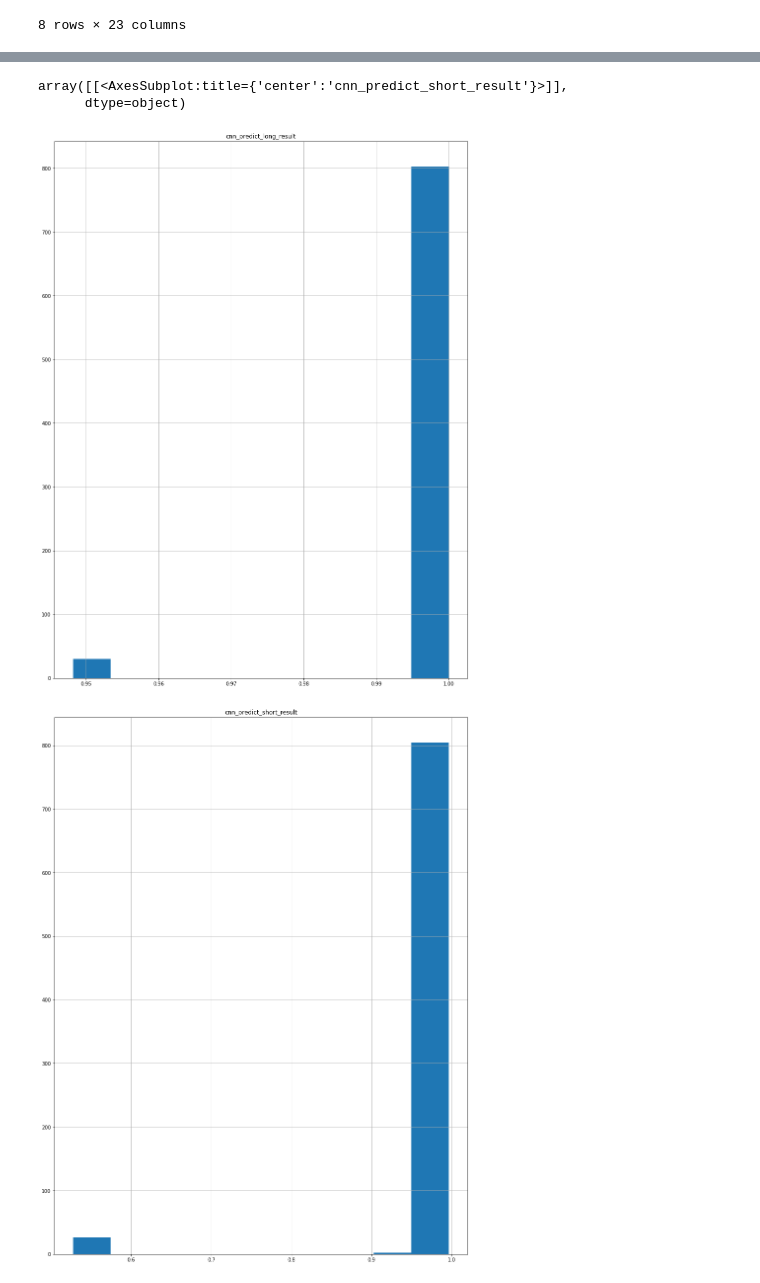
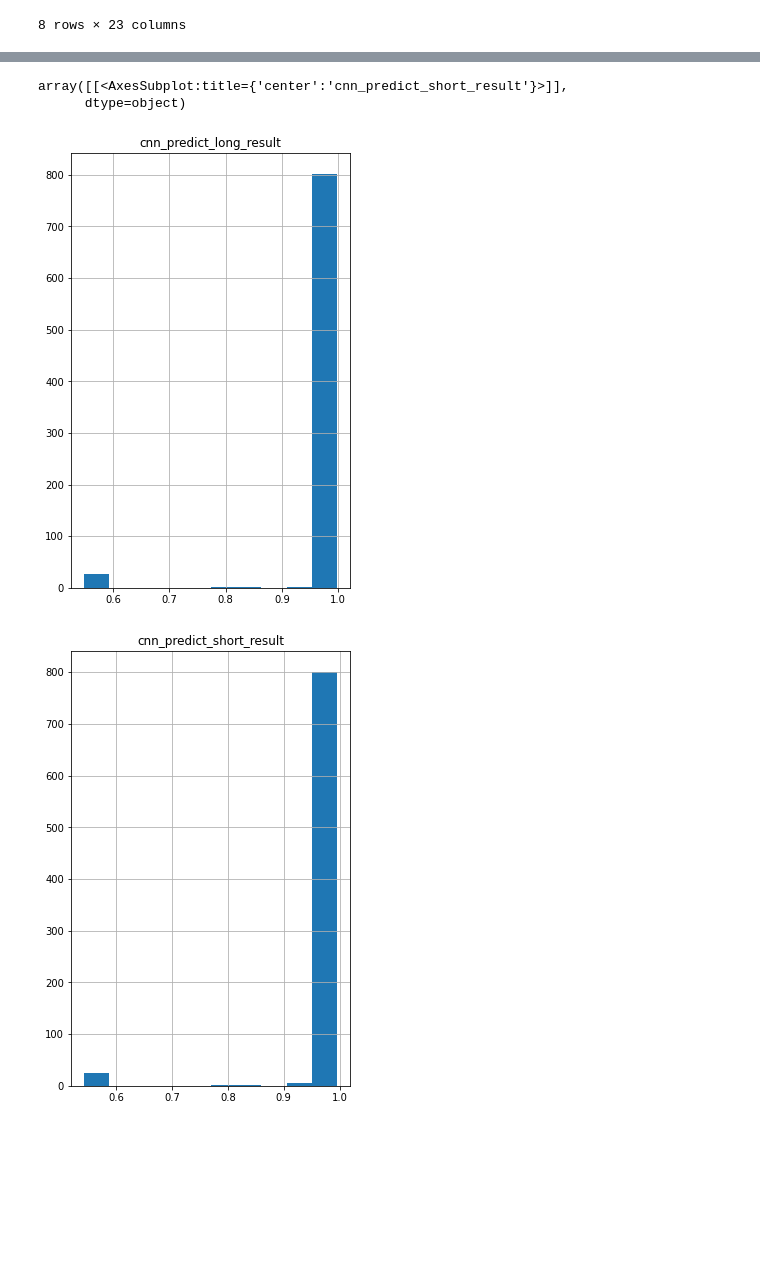
Before and after one commit to fantasia1314/Capstone_NGAFID, a Jupyter notebook: Con1D.ipynb, the cells around one changed output, grey strips where cells are left out. Drawn from its saved outputs; the diff is of its cells as text; code cells hidden in the pictures; blank space fills up the shorter version.

Commit message:
update prediction plot

```diff
--- a/Con1D.ipynb
+++ b/Con1D.ipynb
@@ -14,9 +14,22 @@ tfk = tf.keras
 tfkl = tf.keras.layers
 # %% [output]
 Num GPUs Available:  1
+# %%
+BATCH_SIZE = 32
+SHAPE = (4096, 23)
+BLOCK_SHAPE = (128, 23)
+EPOCHS = 30
+VARIABLES = 23
+NFOLD = 5
+STEPS_PER_EPOCH = 200
+ID = 28
 # %%
-file='D:/Document/DSCI-601/NGAFID/NGAFID_MC_C28.csv'
-
+if ID == 28:
+    file='D:/Document/DSCI-601/NGAFID/NGAFID_MC_C28.csv'
+elif ID == 37:
+    file='D:/Document/DSCI-601/NGAFID/NGAFID_MC_C37.csv'
+else:
+    print('Invalid ID')
 df_test = pd.read_csv(file, nrows=100)
 float_cols = [c for c in df_test if df_test[c].dtype == "float64"]
 float32_cols = {c: np.float16 for c in float_cols}
@@ -245,17 +246,15 @@ for i in range(NFOLD):
 # %%
 def conv_model_long():
     model =  tfk.Sequential([tf.keras.Input(shape = BLOCK_SHAPE),
-                                            tfkl.Conv1D(128, 7, strides = 1, activation='relu'),
-                                            tfkl.Conv1D(128, 7, strides = 1, activation='relu'),
-                                            tfkl.Conv1D(128, 7, strides = 1, activation='relu'),
-                                            tfkl.Conv1D(128, 7, strides = 1, activation='relu'),
-                                            tfkl.Conv1D(128, 7, strides = 1, activation='relu'),
-                                            tfkl.Conv1D(128, 7, strides = 1, activation='relu'),
-                                            tfkl.Conv1D(128, 7, strides = 1, activation='relu'),
-                                            tfkl.Conv1D(128, 7, strides = 1, activation='relu'),
-                                            tf.keras.layers.GlobalAveragePooling1D(),
-                                            tfkl.Dense(1, activation='sigmoid'),
-    ])
+                             tfkl.Conv1D(64, 7, strides = 1, activation='relu'),
+                             tfkl.Conv1D(64, 7, strides = 1, activation='relu'),
+                             tfkl.Conv1D(64, 7, strides = 1, activation='relu'),
+                             tfkl.Conv1D(64, 7, strides = 1, activation='relu'),
+                             tfkl.Conv1D(64, 7, strides = 1, activation='relu'),
+                             tfkl.Conv1D(64, 5, strides = 1, activation='relu'),
+                             tf.keras.layers.GlobalAveragePooling1D(),
+                             tfkl.Dense(1, activation='sigmoid'),
+                            ])
     return model
 # %%
 def conv_model_short():
@@ -421,13 +420,13 @@ sns.lineplot(data=cnn_predict_short)
 # %%
 cnn_predict_long_result = pd.DataFrame(cnn_predict_long)
 cnn_predict_long_result.columns = ['cnn_predict_long_result']
-cnn_predict_long_result.hist(figsize = (15,20),column= 'cnn_predict_long_result')
+cnn_predict_long_result.hist(figsize = (5,8),column= 'cnn_predict_long_result')
 
 cnn_predict_short_result = pd.DataFrame(cnn_predict_short)
 cnn_predict_short_result.columns = ['cnn_predict_short_result']
-cnn_predict_short_result.hist(figsize = (15,20),column= 'cnn_predict_short_result')
+cnn_predict_short_result.hist(figsize = (5,8),column= 'cnn_predict_short_result')
 # %% [output]
 array([[<AxesSubplot:title={'center':'cnn_predict_short_result'}>]],
       dtype=object)
-[figure, old version]
+[figure, new version]
-[figure, old version]
+[figure, new version]
```
Also changed, not shown: parts of 14 cells of this notebook.
